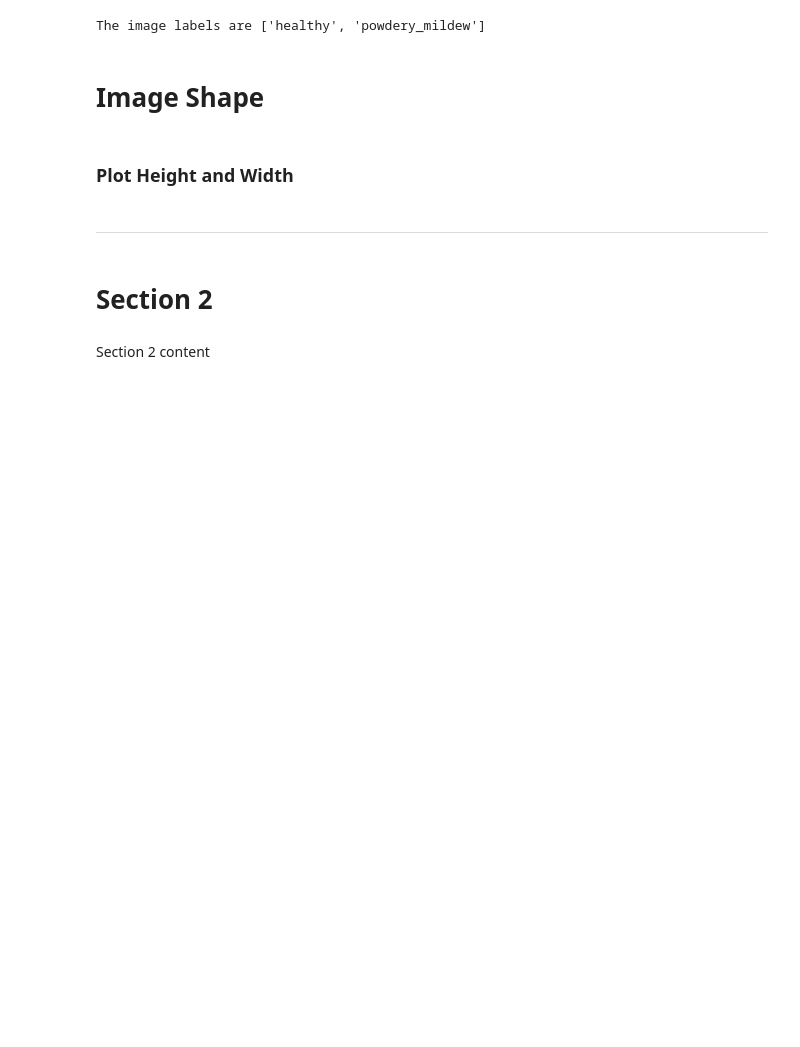
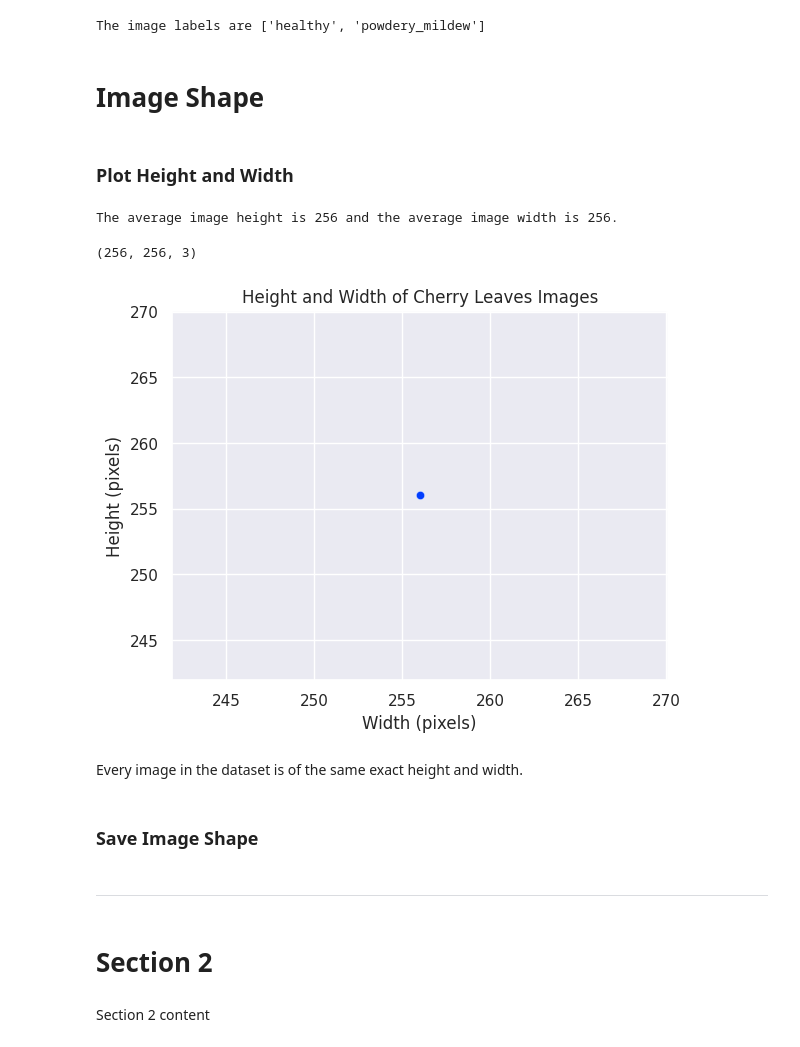
Before and after one commit to Hasmelash95/cherry-leaves-mildew, a Jupyter notebook: jupyter_notebooks/02 - DataVisualisation.ipynb, the cells around one changed output. Saved outputs shown, nothing was run; the diff lists cells and outputs as text; code cells hidden in the pictures; blank space fills up the shorter version.

Commit message:
Save image shape pkl and image dimension bar plot

```diff
--- a/jupyter_notebooks/02 - DataVisualisation.ipynb
+++ b/jupyter_notebooks/02 - DataVisualisation.ipynb
@@ -82,15 +84,15 @@ def plot_height_width():
 
     image_height, image_width = [], []
     for label in labels:
-        for image_file in os.listdir(train_path + "/" + label):
-            image = imread(train_path + "/" + label + "/" + image_file)
+        for file in os.listdir(train_dir + "/" + label):
+            image = imread(train_dir + "/" + label + "/" + file)
             height, width, color = image.shape
             image_height.append(height)
             image_width.append(width)
 
-    sns.set_theme(style="dark_grid", palette="bright")
+    sns.set_theme(style="darkgrid", palette="bright")
     fig, axes = plt.subplots()
-    sns.scatterplot(x=image_width, y=image_height, hue=labels, alpha=0.5)
+    sns.scatterplot(x=image_width, y=image_height, alpha=0.5)
     axes.set_xlabel("Width (pixels)")
     axes.set_ylabel("Height (pixels)")
     axes.set_title("Height and Width of Cherry Leaves Images")
@@ -109,3 +111,13 @@ def plot_height_width():
     return height_mean, width_mean
 # %%
 height_mean, height_width = plot_height_width()
+image_shape = (height_mean, height_width, 3)
+image_shape
+# %% [output]
+The average image height is 256 and the average image width is 256.
+(256, 256, 3)
+[figure, added]
+# %% [markdown]
+Every image in the dataset is of the same exact height and width.
+# %% [markdown]
+### Save Image Shape
```
Also changed, not shown: parts of 2 cells of this notebook, 2 other files.
